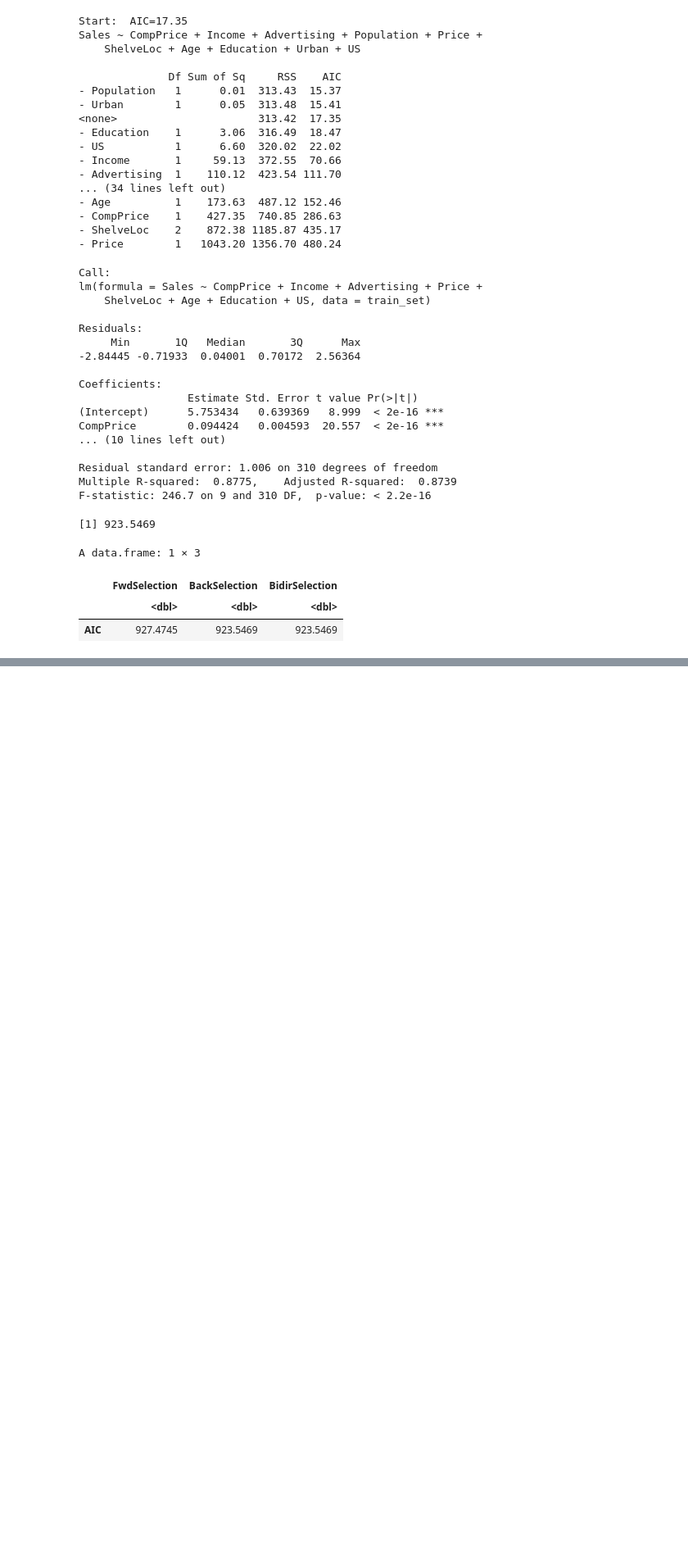
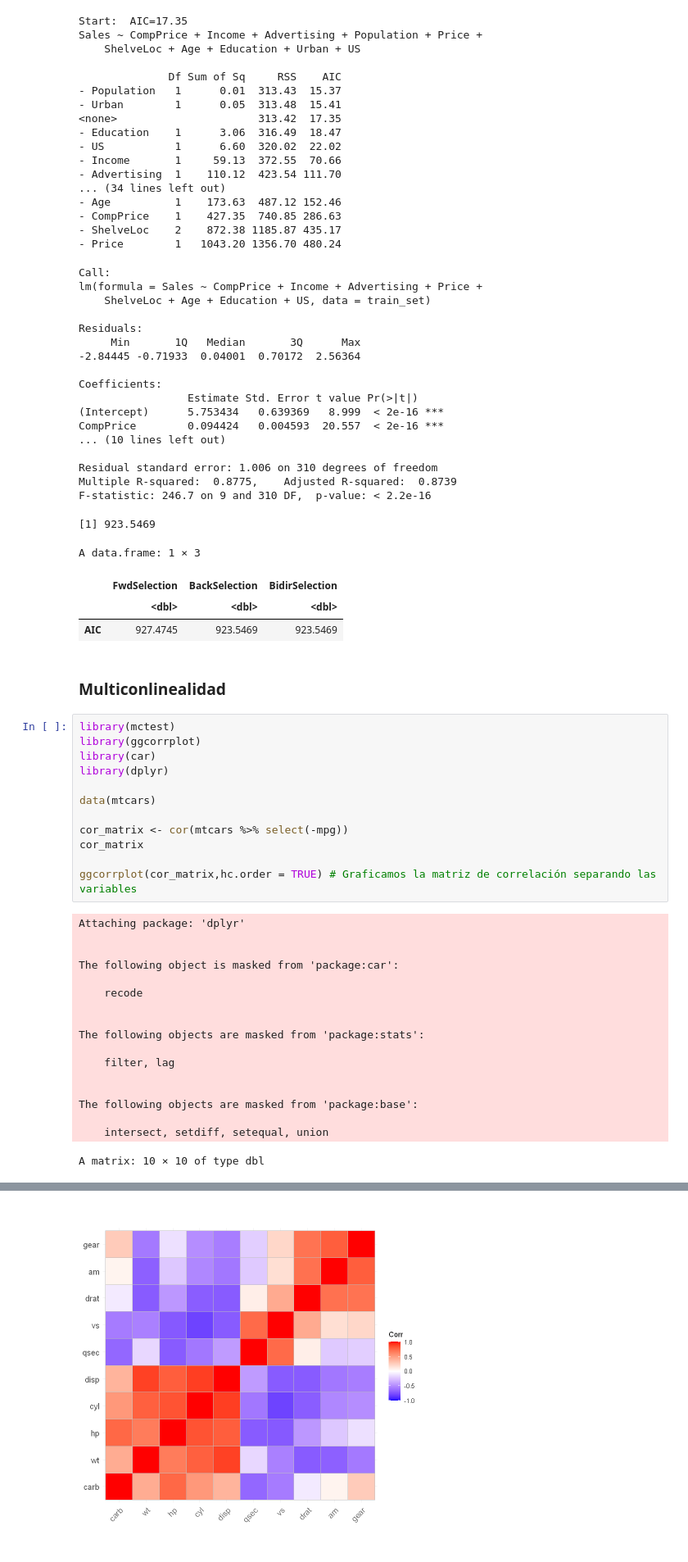
Before and after one commit to ferdcoz/mcd-reg-adv, a Jupyter notebook: clase3/RA_T_C3.ipynb, the cells around one changed output, grey strips where cells are left out. Shown at 82% size. Saved outputs shown, nothing was run; the diff lists cells and outputs as text; blank space fills up the shorter version.

```diff
--- a/clase3/RA_T_C3.ipynb
+++ b/clase3/RA_T_C3.ipynb
@@ -249,3 +249,35 @@ A data.frame: 1 × 3
 |  | FwdSelection | BackSelection | BidirSelection |
 |  | <dbl> | <dbl> | <dbl> |
 | AIC | 927.4745 | 923.5469 | 923.5469 |
+# %% [markdown]
+### Multiconlinealidad
+# %%
+library(mctest)
+library(ggcorrplot)
+library(car)
+library(dplyr)
+
+data(mtcars)
+
+cor_matrix <- cor(mtcars %>% select(-mpg))
+cor_matrix
+
+ggcorrplot(cor_matrix,hc.order = TRUE) # Graficamos la matriz de correlación separando las variables
+# %% [output]
+Attaching package: 'dplyr'
+
+
+The following object is masked from 'package:car':
+
+    recode
+
+
+The following objects are masked from 'package:stats':
+
+    filter, lag
+
+
+The following objects are masked from 'package:base':
+
+    intersect, setdiff, setequal, union
+A matrix: 10 × 10 of type dbl
@@ -251,0 +295 @@ A data.frame: 1 × 3
+[figure, added]
```
Also changed, not shown: parts of 19 cells of this notebook, 1 other file.
